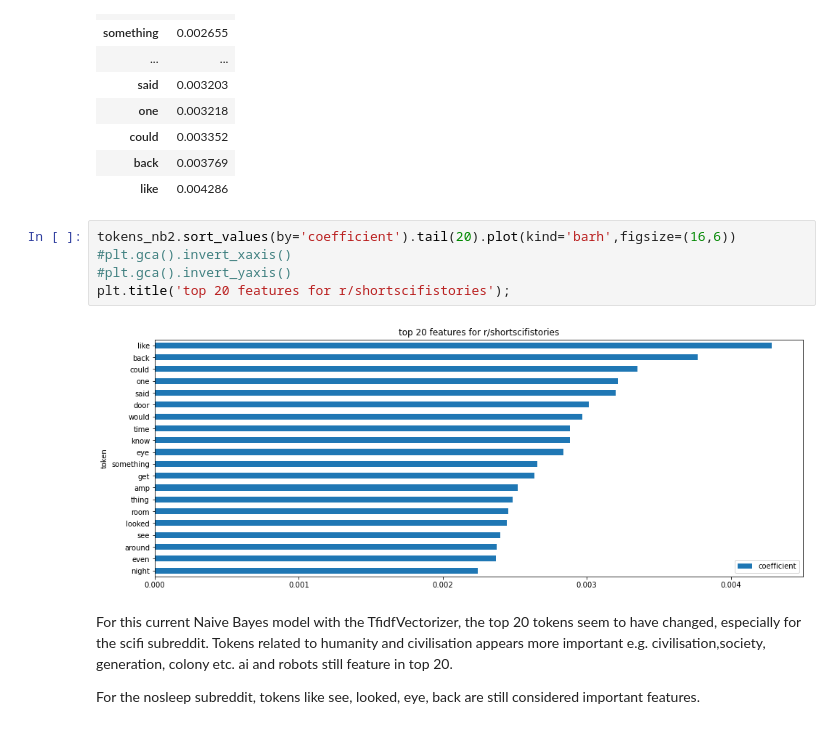
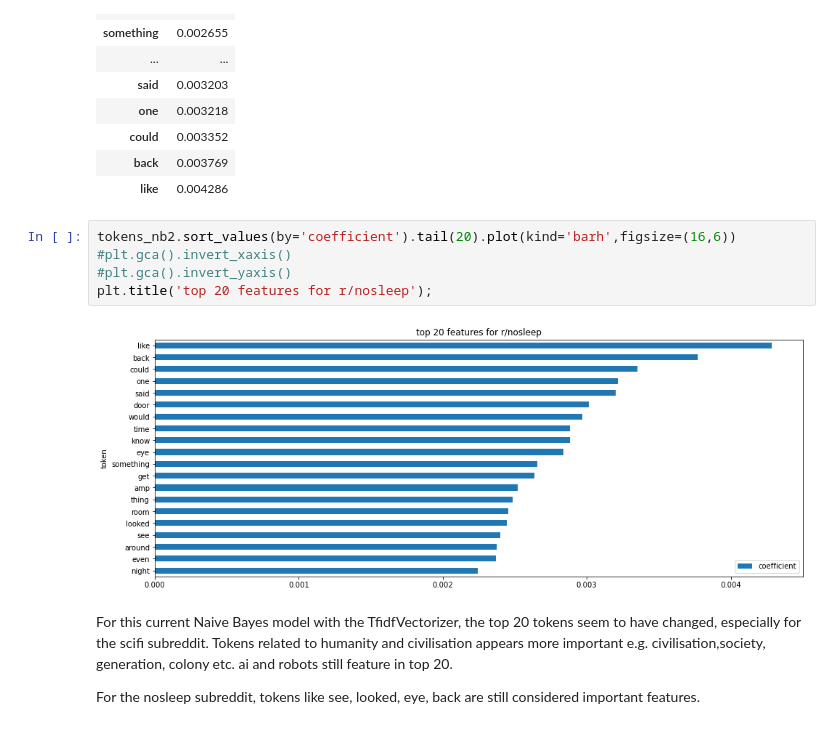
Before and after one commit to kevwee-lab/general-assembly-projects, a Jupyter notebook: Project_3/2 - Model, Conclusions and Recommendations.ipynb, the cells around one changed output. Drawn from its saved outputs; the diff is of its cells as text.

```diff
--- a/Project_3/2 - Model, Conclusions and Recommendations.ipynb
+++ b/Project_3/2 - Model, Conclusions and Recommendations.ipynb
@@ -820,10 +820,10 @@ tokens_nb2.sort_values(by='coefficient').tail(20)
 # %%
 tokens_nb2.sort_values(by='coefficient').tail(20).plot(kind='barh',figsize=(16,6))
 #plt.gca().invert_xaxis()
 #plt.gca().invert_yaxis()
-plt.title('top 20 features for r/shortscifistories');
+plt.title('top 20 features for r/nosleep');
 # %% [output]
-[figure, old version]
+[figure, new version]
 # %% [markdown]
 For this current Naive Bayes model with the TfidfVectorizer, the top 20 tokens seem to have changed, especially for the scifi subreddit. Tokens related to humanity and civilisation appears more important e.g. civilisation,society, generation, colony etc. ai and robots still feature in top 20.
 
```
Also changed, not shown: parts of 6 cells of this notebook.
